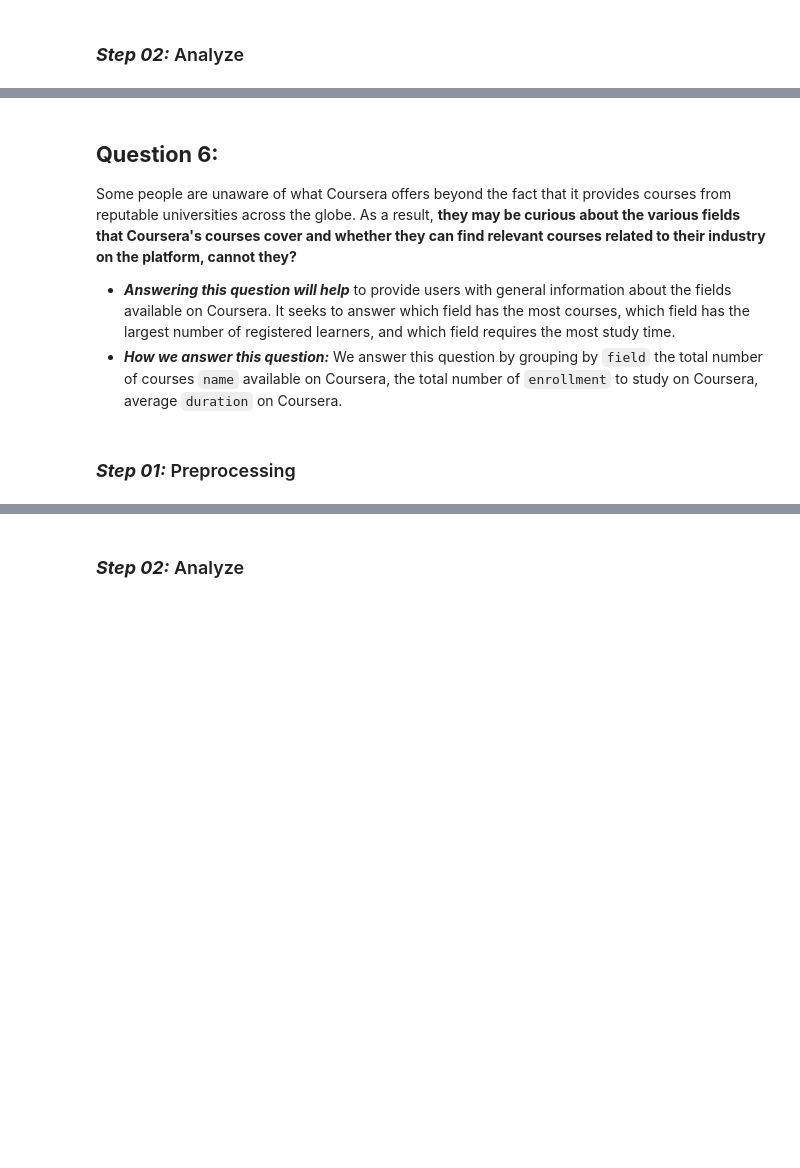
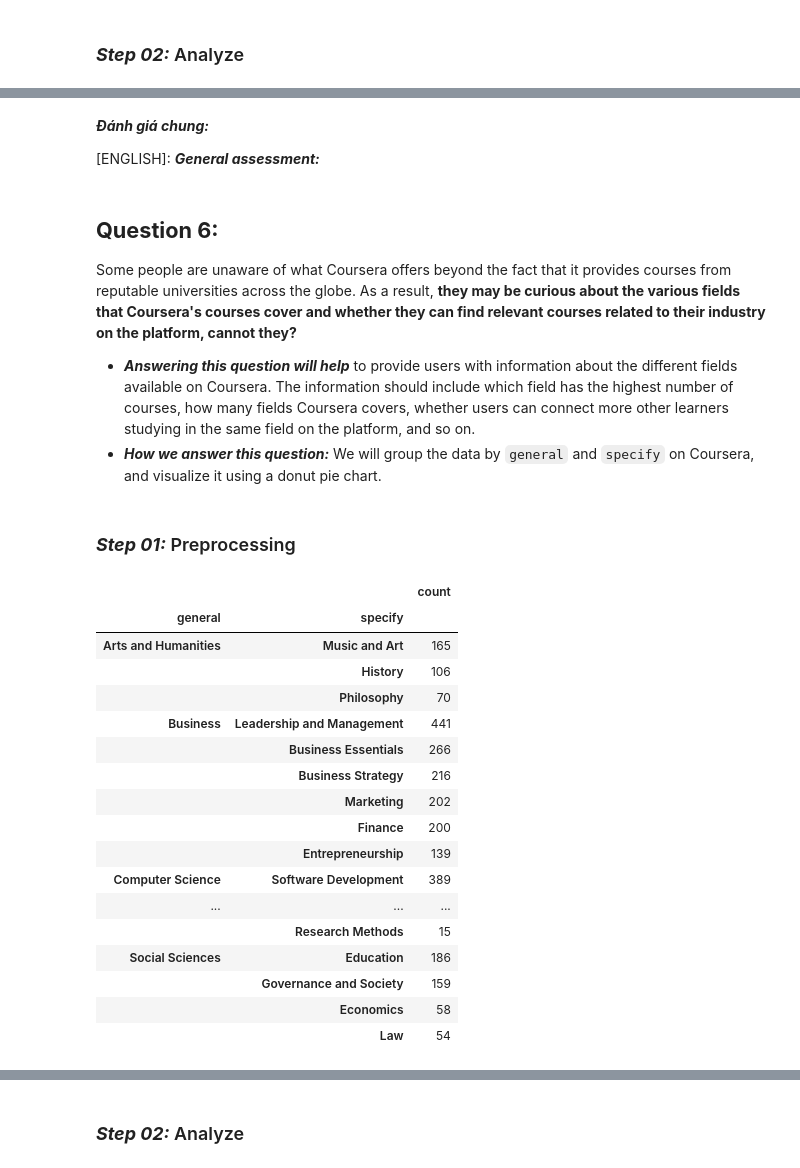
Before and after one commit to dagngyen/hcmus_23-24_coursesra-courses-analysis, a Jupyter notebook: Phase 1: Collecting, exploring and analyzing/1.3-Making-questions-4-6.ipynb, the cells around one changed output, grey strips where cells are left out. Drawn from its saved outputs; the diff is of its cells as text; code cells hidden in the pictures; blank space fills up the shorter version.

```diff
--- a/Phase 1: Collecting, exploring and analyzing/1.3-Making-questions-4-6.ipynb
+++ b/Phase 1: Collecting, exploring and analyzing/1.3-Making-questions-4-6.ipynb
@@ -133,7 +156,41 @@ Coursera course registrants can be from any country in the world. **So does the
+# %% [markdown]
+**_Đánh giá chung:_**
+
+
+[ENGLISH]:
+**_General assessment:_**
 # %% [markdown]
 ## **Question 6:**
 Some people are unaware of what Coursera offers beyond the fact that it provides courses from reputable universities across the globe. As a result, **they may be curious about the various fields that Coursera's courses cover and whether they can find relevant courses related to their industry on the platform, cannot they?**
-- **_Answering this question will help_** to provide users with general information about the fields available on Coursera. It seeks to answer which field has the most courses, which field has the largest number of registered learners, and which field requires the most study time.
-- **_How we answer this question:_** We answer this question by grouping by `field` the total number of courses `name` available on Coursera, the total number of `enrollment` to study on Coursera, average `duration` on Coursera.
+- **_Answering this question will help_** to provide users with information about the different fields available on Coursera. The information should include which field has the highest number of courses, how many fields Coursera covers, whether users can connect more other learners studying in the same field on the platform, and so on.
+- **_How we answer this question:_** We will group the data by `general` and `specify` on Coursera, and visualize it using a donut pie chart.
 # %% [markdown]
 ### **_Step 01:_** Preprocessing
+# %%
+field_df = courses_df[['general', 'specify']]
+columns_ = field_df.columns
+general_df = pd.DataFrame({'general': field_df['general'],
+                           'count': 0}).groupby(by='general').count()
+specify_df = pd.DataFrame({'general': field_df['general'],
+                           'specify': field_df['specify'],
+                           'count': 0}).groupby(by=['general', 'specify']).count().reset_index().sort_values(by=['general', 'count'], ascending=[True, False]).set_index(['general', 'specify'])
+specify_df
+# %% [output]
+|  |  | count |
+| general | specify |  |
+| Arts and Humanities | Music and Art | 165 |
+|  | History | 106 |
+|  | Philosophy | 70 |
+| Business | Leadership and Management | 441 |
+|  | Business Essentials | 266 |
+|  | Business Strategy | 216 |
+|  | Marketing | 202 |
+|  | Finance | 200 |
+|  | Entrepreneurship | 139 |
+| Computer Science | Software Development | 389 |
+| ... | ... | ... |
+|  | Research Methods | 15 |
+| Social Sciences | Education | 186 |
+|  | Governance and Society | 159 |
+|  | Economics | 58 |
+|  | Law | 54 |
```
Also changed, not shown: parts of 12 cells of this notebook, 2 other files.
